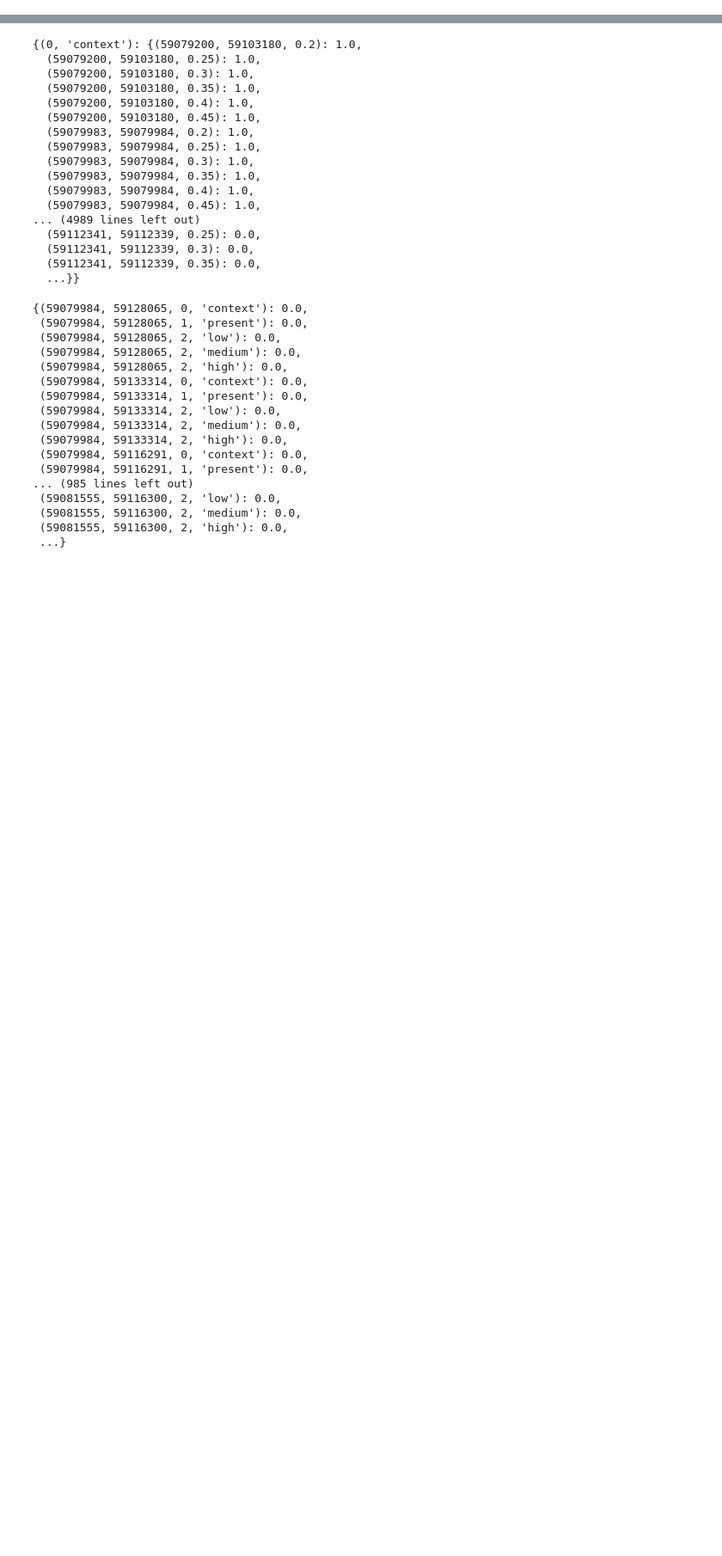
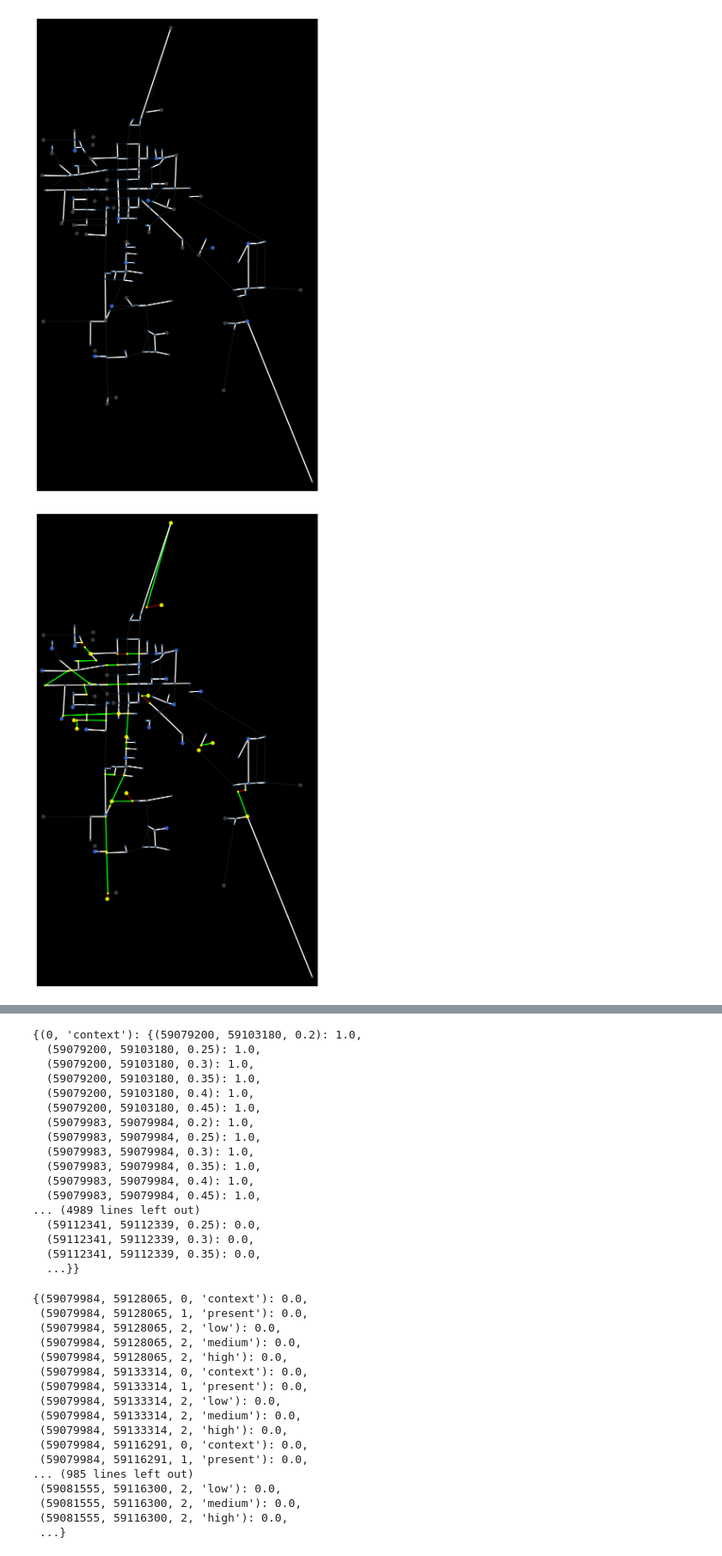
Before and after one commit to matt-banschbach/CMOR492-DWS, a Jupyter notebook: visualization/visual_sandbox.ipynb, the cells around one changed output, grey strips where cells are left out. Shown at 86% size. Cells and saved outputs as stored; diff of their text form; code cells hidden in the pictures; blank space fills up the shorter version.

```diff
--- a/visualization/visual_sandbox.ipynb
+++ b/visualization/visual_sandbox.ipynb
@@ -28,3 +29,10 @@ Qt = vis.separate_multistage_var(Q, [(0, 'context'), (1, 'present'), (2, 'low'),
 pt = vis.separate_multistage_var(p, [(0, 'context'), (1, 'present'), (2, 'low'), (2, 'medium'), (2, 'high')])
 dt = vis.separate_multistage_var(d, [(0, 'context'), (1, 'present'), (2, 'low'), (2, 'medium'), (2, 'high')])
 ct = vis.separate_multistage_var(c, [(0, 'context'), (1, 'present'), (2, 'low'), (2, 'medium'), (2, 'high')])
+# %%
+cases = [(0, 'context'), (1, 'present'), (2, 'low'), (2, 'medium'), (2, 'high')]
+# %%
+plots = vis.plot_network_changes(G, treatment_nodes, source_nodes, xt, yt, zt, cases)
+# %% [output]
+[figure, added]
+[figure, added]
```
Also changed, not shown: parts of 5 cells of this notebook, 5 other files.
